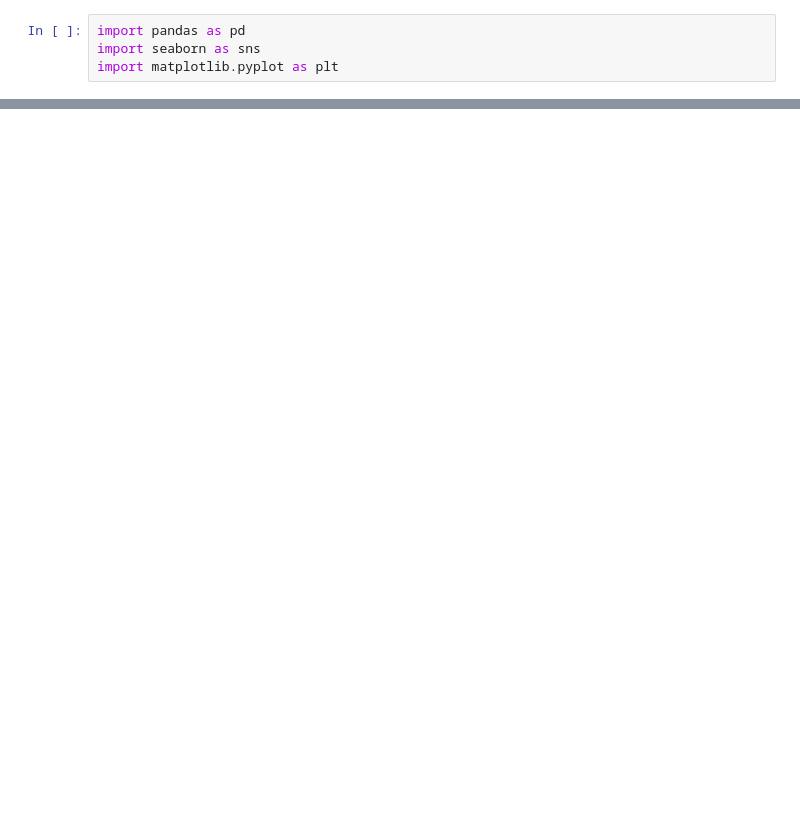
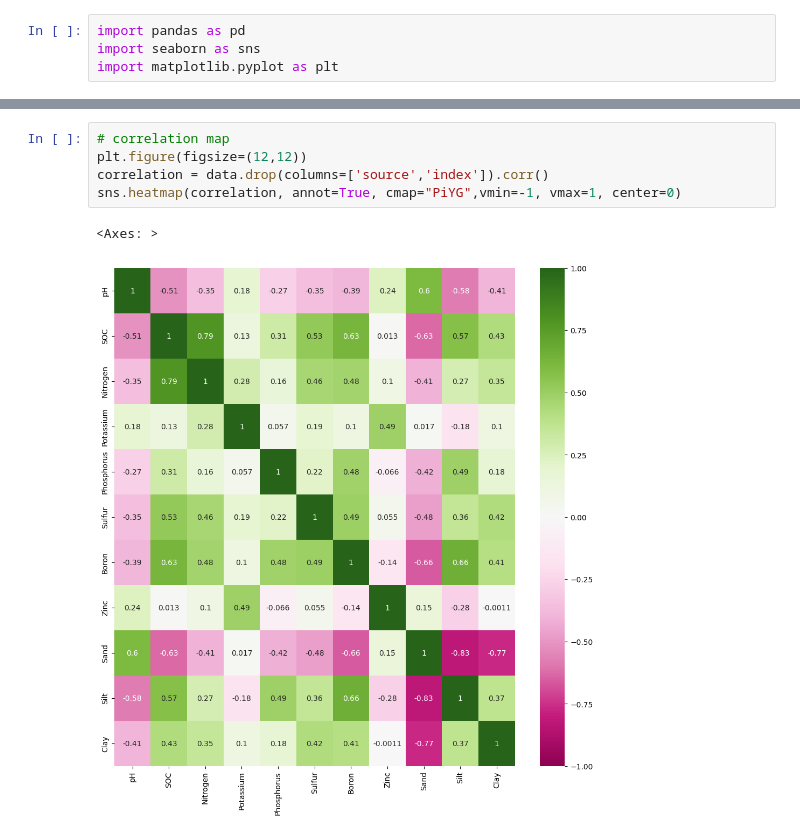
Before and after one commit to mm-mazhar/IPAGE, a Jupyter notebook: notebooks/task_2_exploratory_data_analysis/by-Jamsheeda/eda.ipynb, the cells around one changed output, grey strips where cells are left out. Cells and saved outputs as stored; diff of their text form; blank space fills up the shorter version.

```diff
--- a/notebooks/task_2_exploratory_data_analysis/by-Jamsheeda/eda.ipynb
+++ b/notebooks/task_2_exploratory_data_analysis/by-Jamsheeda/eda.ipynb
@@ -132,0 +80,8 @@ sns.lineplot(data=df_combined.reset_index(),x='index',y='Potassium',hue='source'
+# %%
+# correlation map
+plt.figure(figsize=(12,12))
+correlation = data.drop(columns=['source','index']).corr()
+sns.heatmap(correlation, annot=True, cmap="PiYG",vmin=-1, vmax=1, center=0)
+# %% [output]
+<Axes: >
+[figure, added]
```
Also changed, not shown: parts of 20 cells of this notebook, 3 other files.
